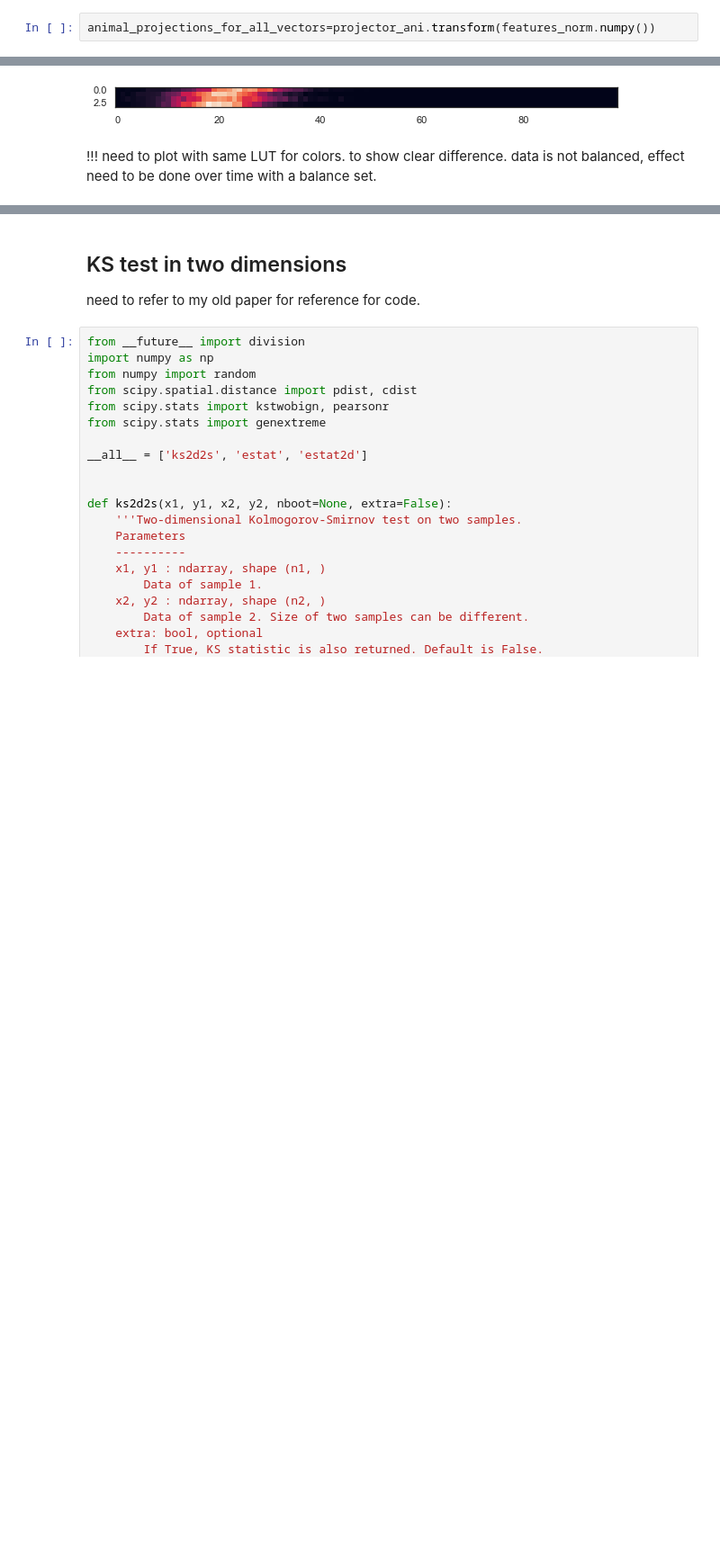
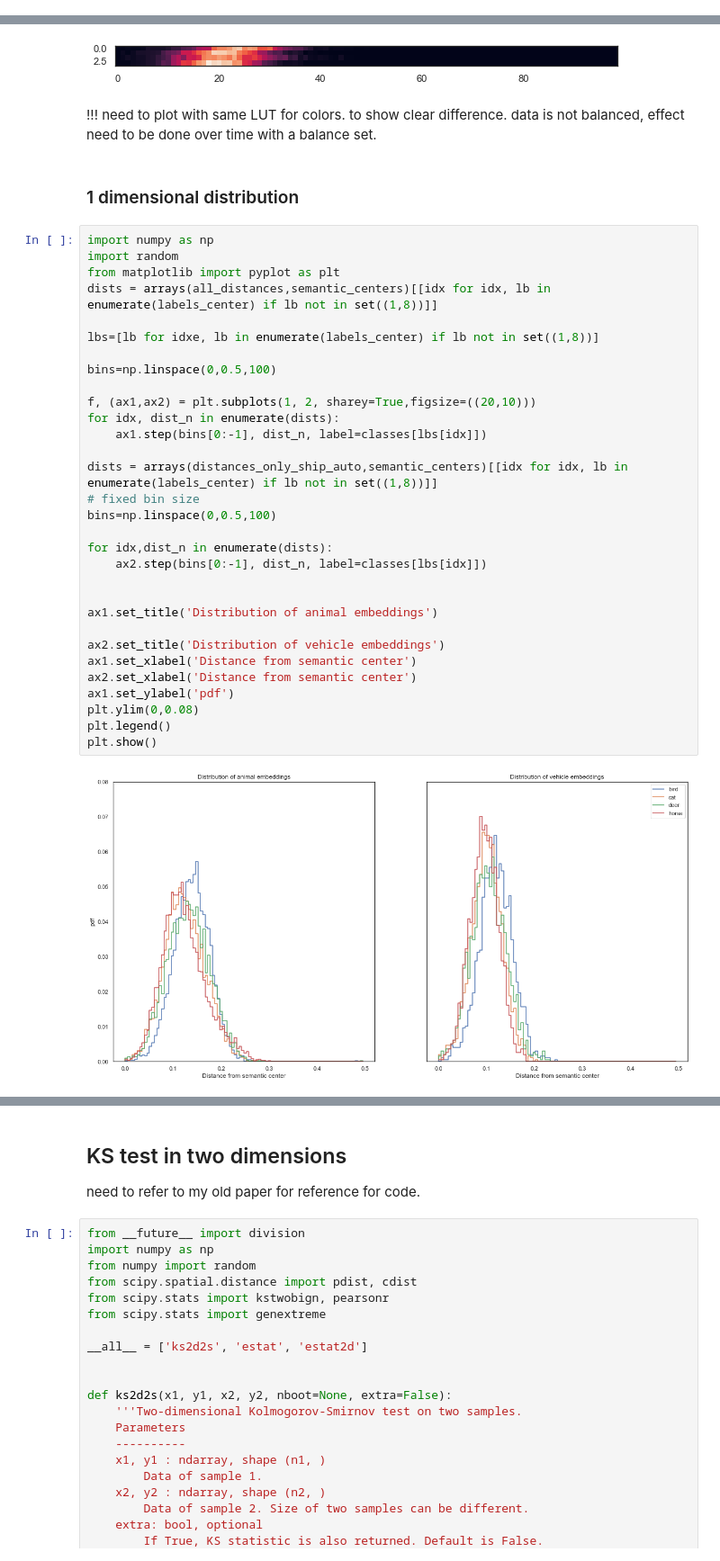
Before and after one commit to rayreed137/whylogs, a Jupyter notebook: examples/whylogs-image/whylogs-image-clusters.ipynb, the cells around one changed output, grey strips where cells are left out. Shown at 90% size. Cells and saved outputs as stored; diff of their text form; blank space fills up the shorter version.

```diff
--- a/examples/whylogs-image/whylogs-image-clusters.ipynb
+++ b/examples/whylogs-image/whylogs-image-clusters.ipynb
@@ -246,2 +236,0 @@ projections_ani.shape
-# %%
-animal_projections_for_all_vectors=projector_ani.transform(features_norm.numpy())
@@ -341,6 +349,41 @@ plt.imshow(arrays(distances_only_ship_auto,semantic_centers)[[idx for idx, lb in
 # %% [markdown]
  !!! need to plot with same LUT for colors. to show clear difference.
  data is not balanced, effect need to be done over time with a balance set.
+# %% [markdown]
+### 1 dimensional distribution
+# %%
+import numpy as np
+import random
+from matplotlib import pyplot as plt
+dists = arrays(all_distances,semantic_centers)[[idx for idx, lb in enumerate(labels_center) if lb not in set((1,8))]]
+
+lbs=[lb for idxe, lb in enumerate(labels_center) if lb not in set((1,8))]
+
+bins=np.linspace(0,0.5,100)
+
+f, (ax1,ax2) = plt.subplots(1, 2, sharey=True,figsize=((20,10)))
+for idx, dist_n in enumerate(dists):
+    ax1.step(bins[0:-1], dist_n, label=classes[lbs[idx]])
+
+dists = arrays(distances_only_ship_auto,semantic_centers)[[idx for idx, lb in enumerate(labels_center) if lb not in set((1,8))]]
+# fixed bin size
+bins=np.linspace(0,0.5,100)
+
+for idx,dist_n in enumerate(dists):
+    ax2.step(bins[0:-1], dist_n, label=classes[lbs[idx]])
+
+
+ax1.set_title('Distribution of animal embeddings')
+
+ax2.set_title('Distribution of vehicle embeddings')
+ax1.set_xlabel('Distance from semantic center')
+ax2.set_xlabel('Distance from semantic center')
+ax1.set_ylabel('pdf')
+plt.ylim(0,0.08)
+plt.legend()
+plt.show()
+# %% [output]
+[figure, added]
 # %%
 import numpy as np
 import random
```
Also changed, not shown: parts of 42 cells of this notebook.
